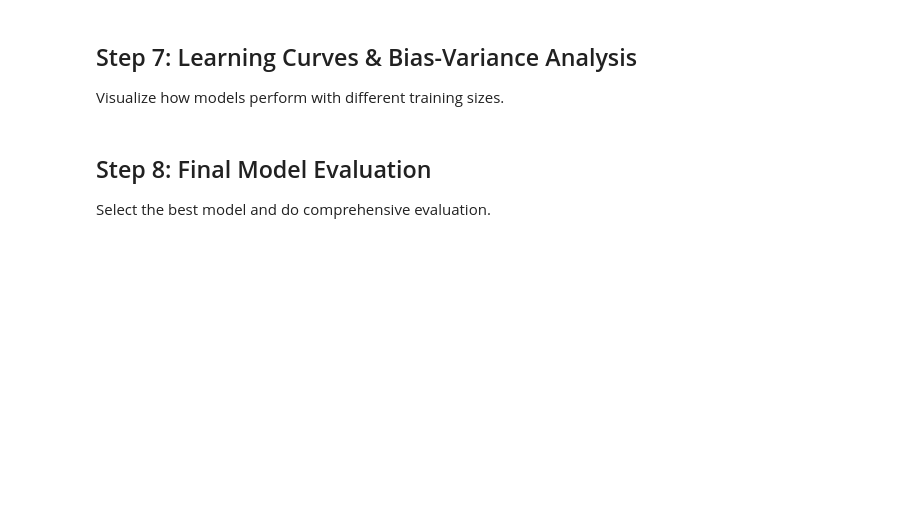
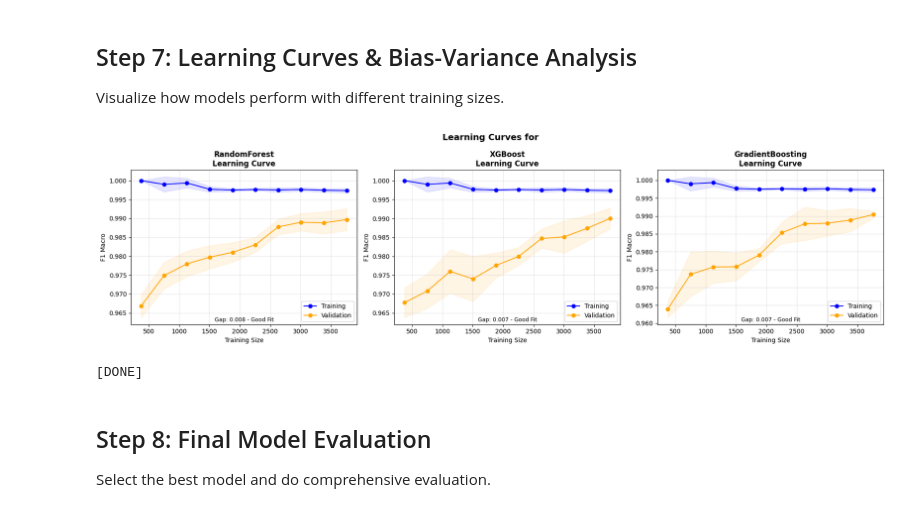
Before and after one commit to Belaleatsbanana/ml2, a Jupyter notebook: bell/rat_elephant_modeling.ipynb, the cells around one changed output. Drawn from its saved outputs; the diff is of its cells as text; code cells hidden in the pictures; blank space fills up the shorter version.

Commit message:
project done

```diff
--- a/bell/rat_elephant_modeling.ipynb
+++ b/bell/rat_elephant_modeling.ipynb
@@ -390,6 +428,7 @@ for resample_name, (X_res, y_res) in resampled_data.items():
 
         run_name = f"{model_name}_{resample_name}"
 
+        mlflow.end_run()  # Close any active run
         with mlflow.start_run(run_name=run_name):
             mlflow.log_param('model', model_name)
             mlflow.log_param('resampling', resample_name)
@@ -570,6 +587,7 @@ for resample_name, (X_res, y_res) in resampled_data.items():
         voting='soft'
     )
 
+    mlflow.end_run()  # Close any active run
     with mlflow.start_run(run_name=f'VotingClassifier_{resample_name}'):
         mlflow.log_param('ensemble', 'VotingClassifier')
         mlflow.log_param('resampling', resample_name)
@@ -598,6 +616,7 @@ for resample_name, (X_res, y_res) in resampled_data.items():
         cv=3
     )
 
+    mlflow.end_run()  # Close any active run
     with mlflow.start_run(run_name=f'StackingClassifier_{resample_name}'):
         mlflow.log_param('ensemble', 'StackingClassifier')
         mlflow.log_param('resampling', resample_name)
@@ -622,6 +641,7 @@ for resample_name, (X_res, y_res) in resampled_data.items():
         n_jobs=-1
     )
 
+    mlflow.end_run()  # Close any active run
     with mlflow.start_run(run_name=f'BaggingClassifier_{resample_name}'):
         mlflow.log_param('ensemble', 'BaggingClassifier')
         mlflow.log_param('resampling', resample_name)
@@ -1081,22 +1097,28 @@ KeyError: 'SMOTETomek'
 Visualize how models perform with different training sizes.
 # %%
 # Learning Curves
-print("="*60)
-print("LEARNING CURVES")
-print("="*60)
+X_learning, y_learning = resampled_data.get('None', (X_train_selected, y_train))
 
-# Use best tuned models
 models_to_plot = {
-    'RandomForest': tuned_models.get('RandomForest', RandomForestClassifier(random_state=RANDOM_SEED)),
-    'XGBoost': tuned_models.get('XGBoost', XGBClassifier(random_state=RANDOM_SEED, eval_metric='mlogloss')),
-    'GradientBoosting': tuned_models.get('GradientBoosting', GradientBoostingClassifier(random_state=RANDOM_SEED))
+    'RandomForest': RandomForestClassifier(random_state=RANDOM_SEED, n_jobs=-1),
+    'XGBoost': XGBClassifier(random_state=RANDOM_SEED, eval_metric='mlogloss'),
+    'GradientBoosting': GradientBoostingClassifier(random_state=RANDOM_SEED)
 }
+
+# Use tuned models
+for key in tuned_models:
+    if 'RandomForest' in key:
+        models_to_plot['RandomForest'] = tuned_models[key]
+    elif 'XGBoost' in key:
+        models_to_plot['XGBoost'] = tuned_models[key]
+    elif 'GradientBoosting' in key:
+        models_to_plot['GradientBoosting'] = tuned_models[key]
 
 fig, axes = plt.subplots(1, 3, figsize=(18, 5))
 
 for idx, (name, model) in enumerate(models_to_plot.items()):
     train_sizes, train_scores, val_scores = learning_curve(
-        model, X_tuning, y_tuning,
+        model, X_learning, y_learning,
         train_sizes=np.linspace(0.1, 1.0, 10),
         cv=5,
         scoring='f1_macro',
@@ -1107,36 +1129,44 @@ for idx, (name, model) in enumerate(models_to_plot.items()):
     train_std = train_scores.std(axis=1)
     val_mean = val_scores.mean(axis=1)
     val_std = val_scores.std(axis=1)
 
     axes[idx].plot(train_sizes, train_mean, 'o-', label='Training', color='blue')
     axes[idx].fill_between(train_sizes, train_mean - train_std, train_mean + train_std, alpha=0.1, color='blue')
     axes[idx].plot(train_sizes, val_mean, 'o-', label='Validation', color='orange')
     axes[idx].fill_between(train_sizes, val_mean - val_std, val_mean + val_std, alpha=0.1, color='orange')
 
     axes[idx].set_title(f'{name}\nLearning Curve', fontweight='bold')
     axes[idx].set_xlabel('Training Size')
     axes[idx].set_ylabel('F1 Macro')
     axes[idx].legend()
     axes[idx].grid(alpha=0.3)
 
     # Bias-Variance analysis
     gap = train_mean[-1] - val_mean[-1]
     if gap > 0.1:
         diagnosis = 'High Variance (Overfitting)'
     elif val_mean[-1] < 0.7:
         diagnosis = 'High Bias (Underfitting)'
     else:
         diagnosis = 'Good Fit'
     axes[idx].text(0.5, 0.02, f'Gap: {gap:.3f} - {diagnosis}',
                    transform=axes[idx].transAxes, fontsize=9, ha='center')
 
-plt.suptitle('Learning Curves - Bias/Variance Analysis', fontsize=14, fontweight='bold')
+plt.suptitle('Learning Curves for ', fontsize=14, fontweight='bold')
 plt.tight_layout()
 plt.savefig('learning_curves.png', dpi=100)
-mlflow.log_artifact('learning_curves.png')
 plt.show()
 
-print("\n✅ Learning curves generated!")
+# Log learning curves to MLflow
+mlflow.end_run()  # End any active run first
+with mlflow.start_run(run_name='Learning_Curves'):
+    mlflow.log_param('models_plotted', list(models_to_plot.keys()))
+    mlflow.log_artifact('learning_curves.png')
+
+print("\n[DONE]")
+# %% [output]
+[figure, added]
+[DONE]
 # %% [markdown]
 ## Step 8: Final Model Evaluation
 
```
Also changed, not shown: parts of 53 cells of this notebook.
